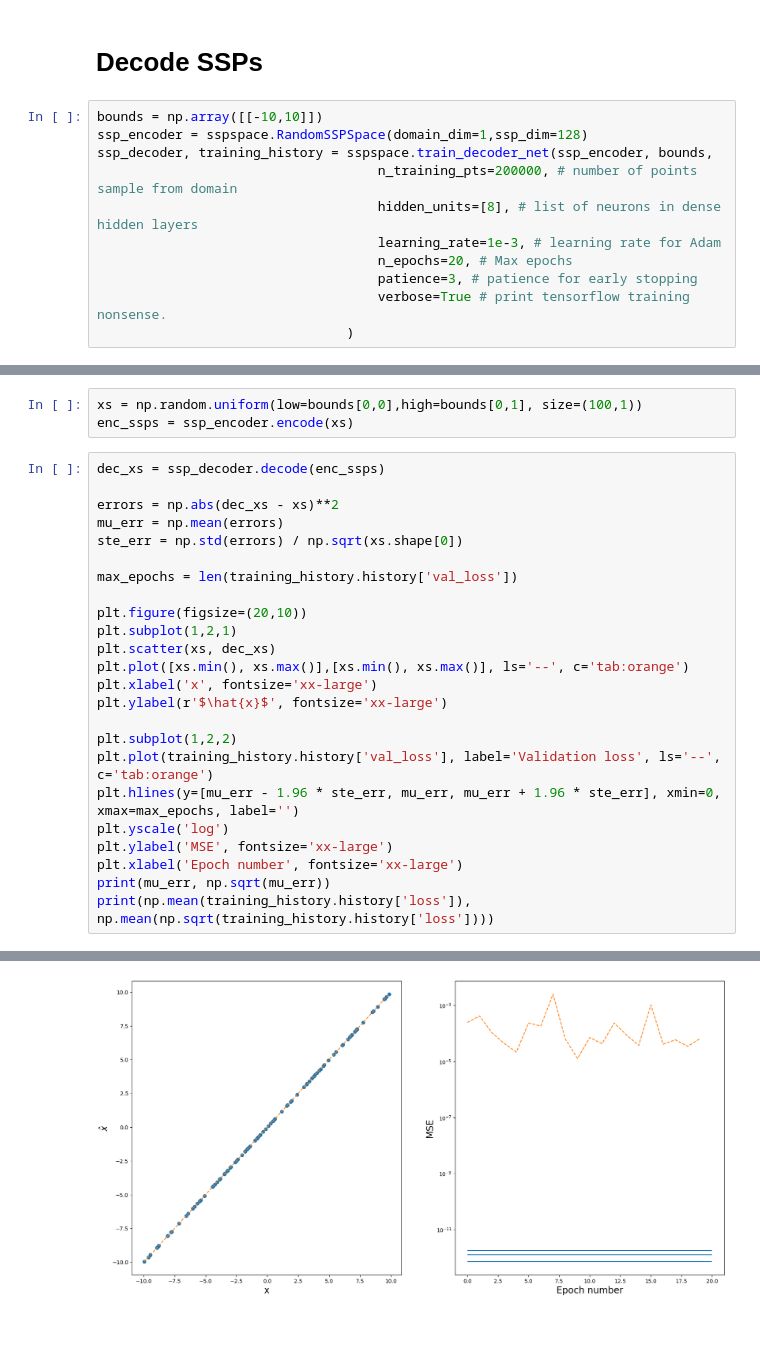
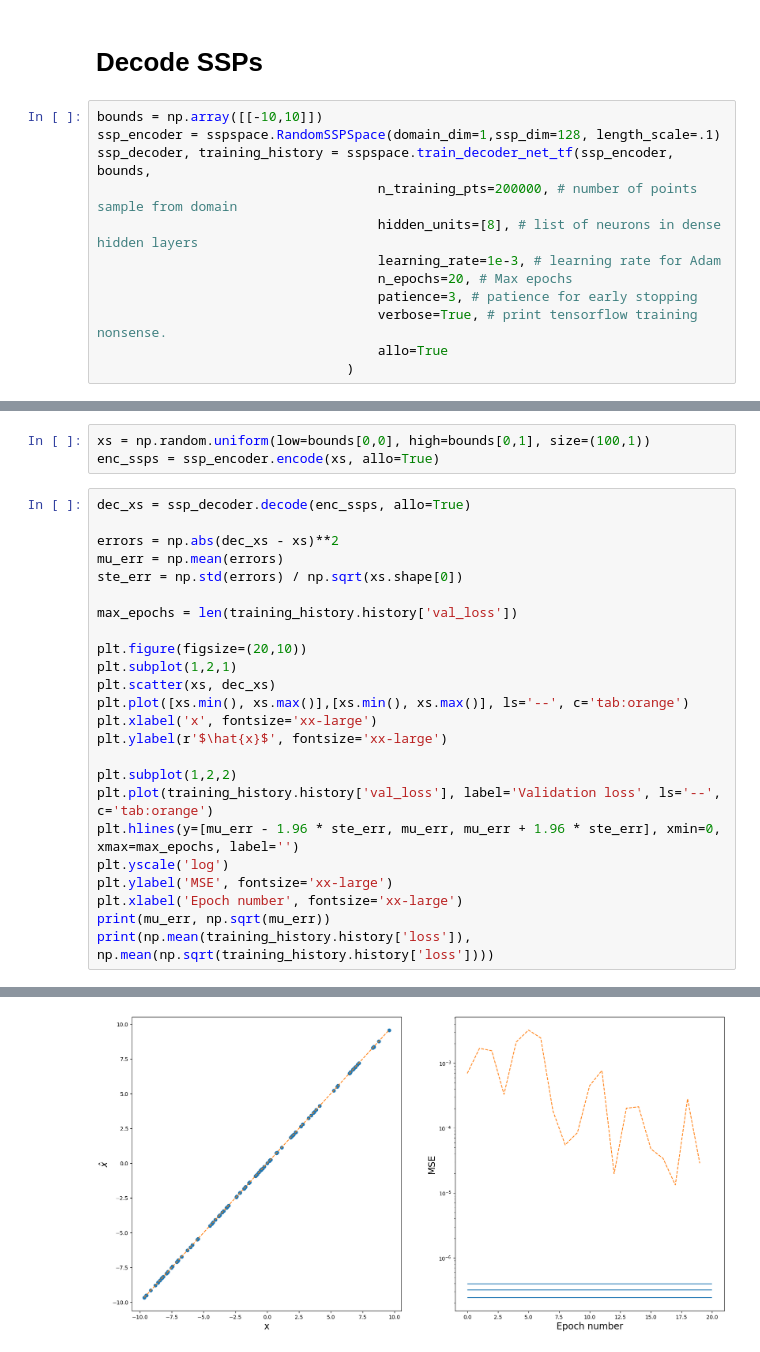
Before and after one commit to jkbchouinard/sspspace, a Jupyter notebook: notebooks/SSP Space Demo.ipynb, the cells around one changed output, grey strips where cells are left out. Drawn from its saved outputs; the diff is of its cells as text.

```diff
--- a/notebooks/SSP Space Demo.ipynb
+++ b/notebooks/SSP Space Demo.ipynb
@@ -276,13 +295,14 @@ ax2.legend(["Allocentric"])
 # Decode SSPs
 # %%
 bounds = np.array([[-10,10]])
-ssp_encoder = sspspace.RandomSSPSpace(domain_dim=1,ssp_dim=128)
-ssp_decoder, training_history = sspspace.train_decoder_net(ssp_encoder, bounds,
+ssp_encoder = sspspace.RandomSSPSpace(domain_dim=1,ssp_dim=128, length_scale=.1)
+ssp_decoder, training_history = sspspace.train_decoder_net_tf(ssp_encoder, bounds,
                                     n_training_pts=200000, # number of points sample from domain
                                     hidden_units=[8], # list of neurons in dense hidden layers
                                     learning_rate=1e-3, # learning rate for Adam
                                     n_epochs=20, # Max epochs
                                     patience=3, # patience for early stopping
-                                    verbose=True # print tensorflow training nonsense.
+                                    verbose=True, # print tensorflow training nonsense.
+                                    allo=True
                                 )
 # %% [output]
@@ -290,8 +326,8 @@ AttributeError: module 'sspspace' has no attribute 'train_decoder_net'
 # %%
-xs = np.random.uniform(low=bounds[0,0],high=bounds[0,1], size=(100,1))
-enc_ssps = ssp_encoder.encode(xs)
+xs = np.random.uniform(low=bounds[0,0], high=bounds[0,1], size=(100,1))
+enc_ssps = ssp_encoder.encode(xs, allo=True)
 # %%
-dec_xs = ssp_decoder.decode(enc_ssps)
+dec_xs = ssp_decoder.decode(enc_ssps, allo=True)
 
 errors = np.abs(dec_xs - xs)**2
 mu_err = np.mean(errors)
@@ -320 +357 @@ print(np.mean(training_history.history['loss']), np.mean(np.sqrt(training_histor
-[figure, old version]
+[figure, new version]
```
Also changed, not shown: parts of 13 cells of this notebook, 2 other files.
